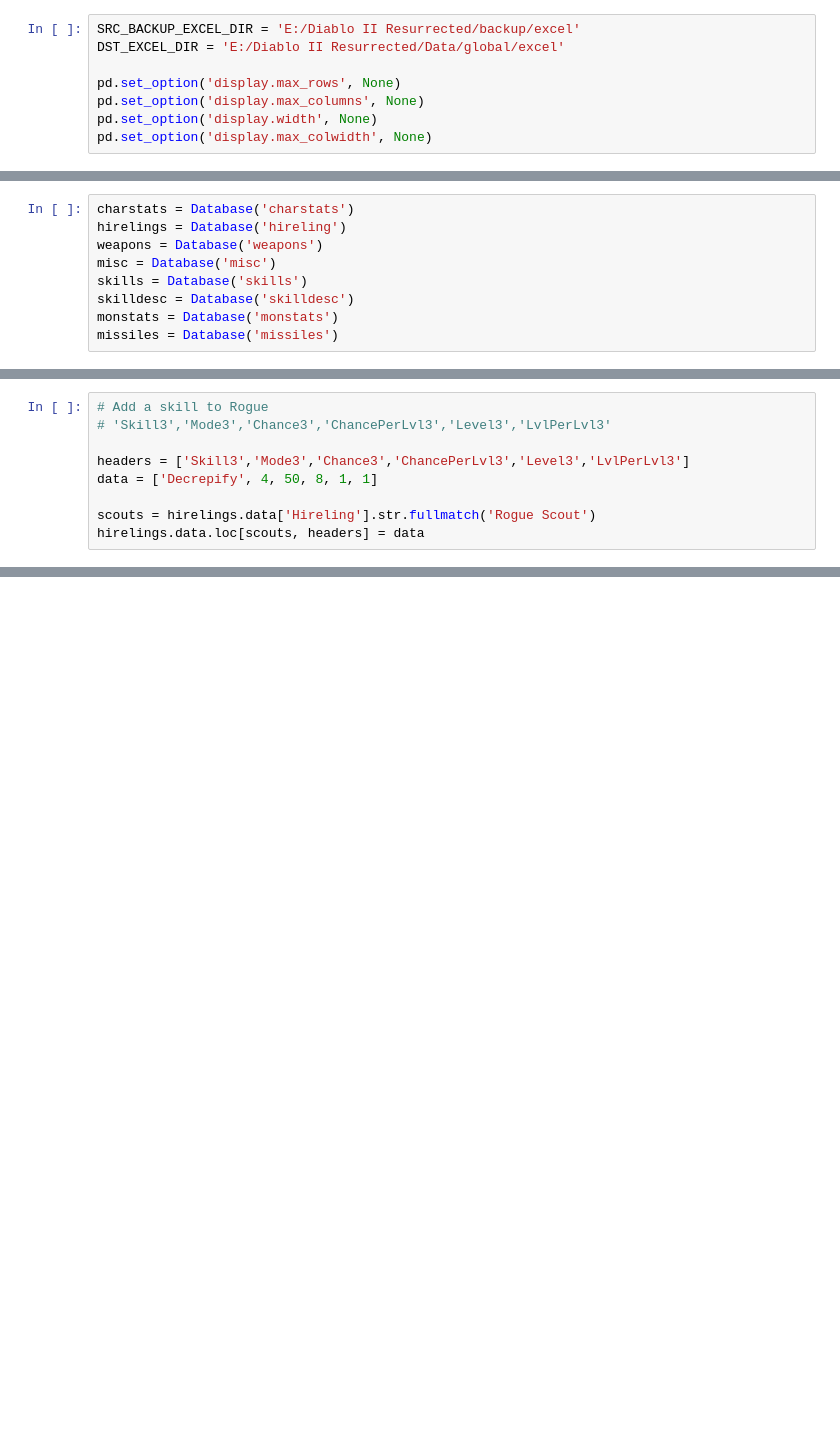
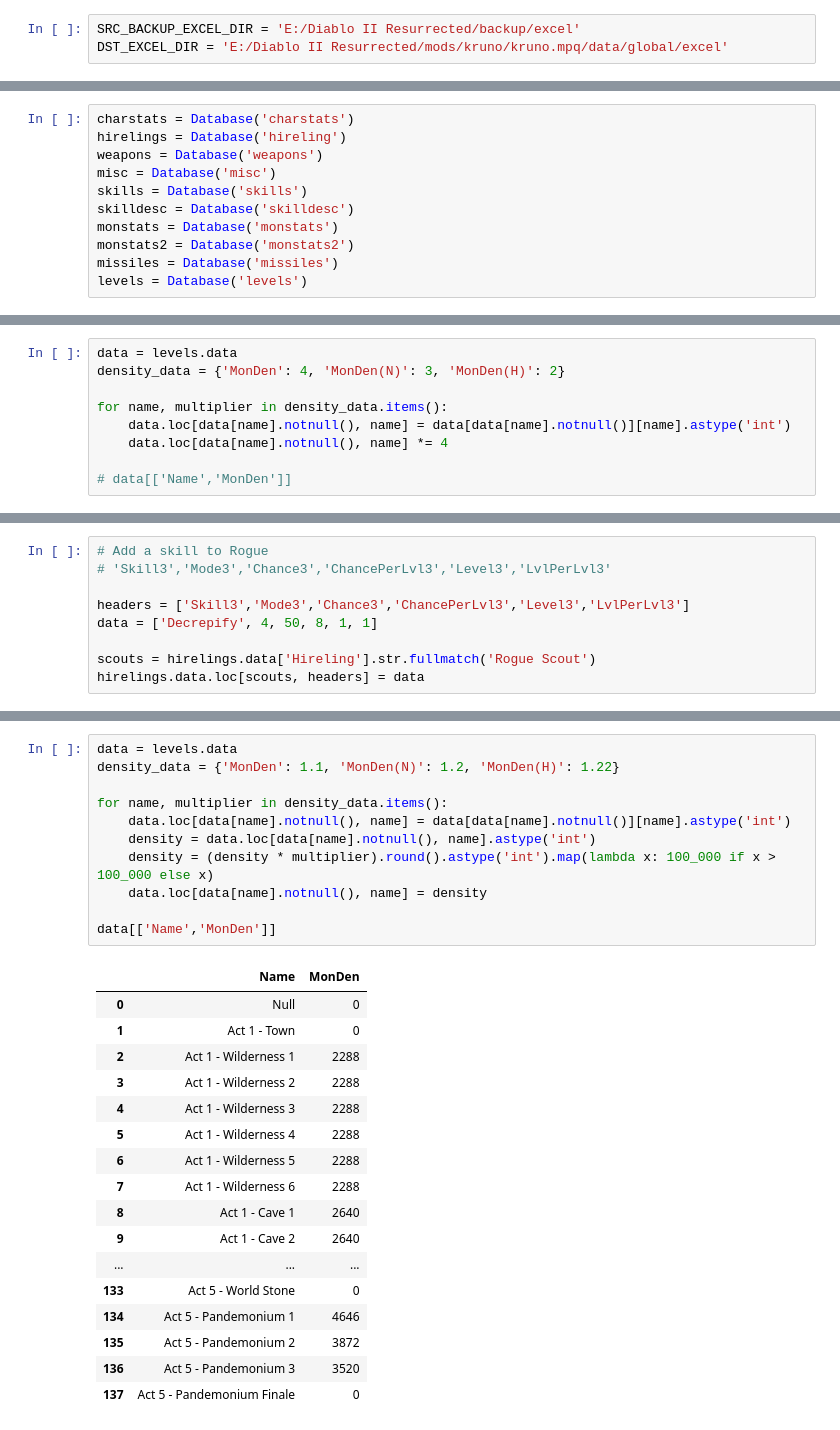
Before and after one commit to KrunoSaho/Jupyter, a Jupyter notebook: Tooling.ipynb, the cells around one changed output, grey strips where cells are left out. Saved outputs shown, nothing was run; the diff lists cells and outputs as text; blank space fills up the shorter version.

```diff
--- a/Tooling.ipynb
+++ b/Tooling.ipynb
@@ -5,12 +5,7 @@ import pandas as pd
 import sympy as sp
 # %%
 SRC_BACKUP_EXCEL_DIR = 'E:/Diablo II Resurrected/backup/excel'
-DST_EXCEL_DIR = 'E:/Diablo II Resurrected/Data/global/excel'
-
-pd.set_option('display.max_rows', None)
-pd.set_option('display.max_columns', None)
-pd.set_option('display.width', None)
-pd.set_option('display.max_colwidth', None)
+DST_EXCEL_DIR = 'E:/Diablo II Resurrected/mods/kruno/kruno.mpq/data/global/excel'
 # %%
 def restore_all():
     import shutil
@@ -46,7 +41,9 @@ misc = Database('misc')
 skills = Database('skills')
 skilldesc = Database('skilldesc')
 monstats = Database('monstats')
+monstats2 = Database('monstats2')
 missiles = Database('missiles')
+levels = Database('levels')
 # %% [markdown]
 Character changes
 # %%
@@ -353,3 +373,12 @@ for i in range(8):
     if i == 5:
         continue
     charstats.set_property(i+1, 'Skill 10', 'DoNothing')
+# %%
+data = levels.data
+density_data = {'MonDen': 4, 'MonDen(N)': 3, 'MonDen(H)': 2}
+
+for name, multiplier in density_data.items():
+    data.loc[data[name].notnull(), name] = data[data[name].notnull()][name].astype('int')
+    data.loc[data[name].notnull(), name] *= 4
+
+# data[['Name','MonDen']]
@@ -408,3 +442,32 @@ df: pd.DataFrame = hirelings.data[headers]
+# %%
+data = levels.data
+density_data = {'MonDen': 1.1, 'MonDen(N)': 1.2, 'MonDen(H)': 1.22}
+
+for name, multiplier in density_data.items():
+    data.loc[data[name].notnull(), name] = data[data[name].notnull()][name].astype('int')
+    density = data.loc[data[name].notnull(), name].astype('int')
+    density = (density * multiplier).round().astype('int').map(lambda x: 100_000 if x > 100_000 else x)
+    data.loc[data[name].notnull(), name] = density
+
+data[['Name','MonDen']]
+# %% [output]
+|  | Name | MonDen |
+| 0 | Null | 0 |
+| 1 | Act 1 - Town | 0 |
+| 2 | Act 1 - Wilderness 1 | 2288 |
+| 3 | Act 1 - Wilderness 2 | 2288 |
+| 4 | Act 1 - Wilderness 3 | 2288 |
+| 5 | Act 1 - Wilderness 4 | 2288 |
+| 6 | Act 1 - Wilderness 5 | 2288 |
+| 7 | Act 1 - Wilderness 6 | 2288 |
+| 8 | Act 1 - Cave 1 | 2640 |
+| 9 | Act 1 - Cave 2 | 2640 |
+| ... | ... | ... |
+| 133 | Act 5 - World Stone | 0 |
+| 134 | Act 5 - Pandemonium 1 | 4646 |
+| 135 | Act 5 - Pandemonium 2 | 3872 |
+| 136 | Act 5 - Pandemonium 3 | 3520 |
+| 137 | Act 5 - Pandemonium Finale | 0 |
 # %%
 charstats.save()
 hirelings.save()
```
Also changed, not shown: parts of 14 cells of this notebook.
